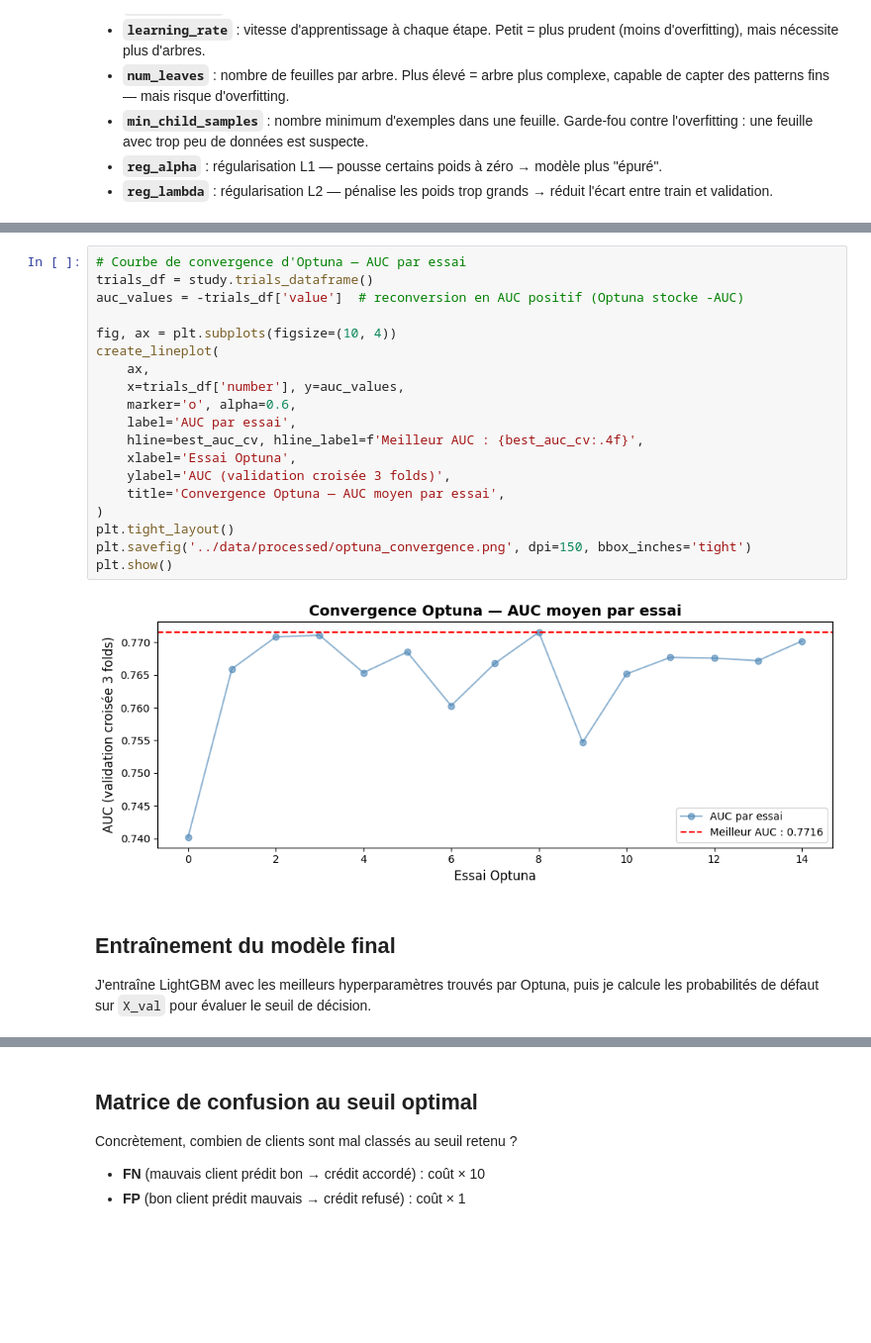
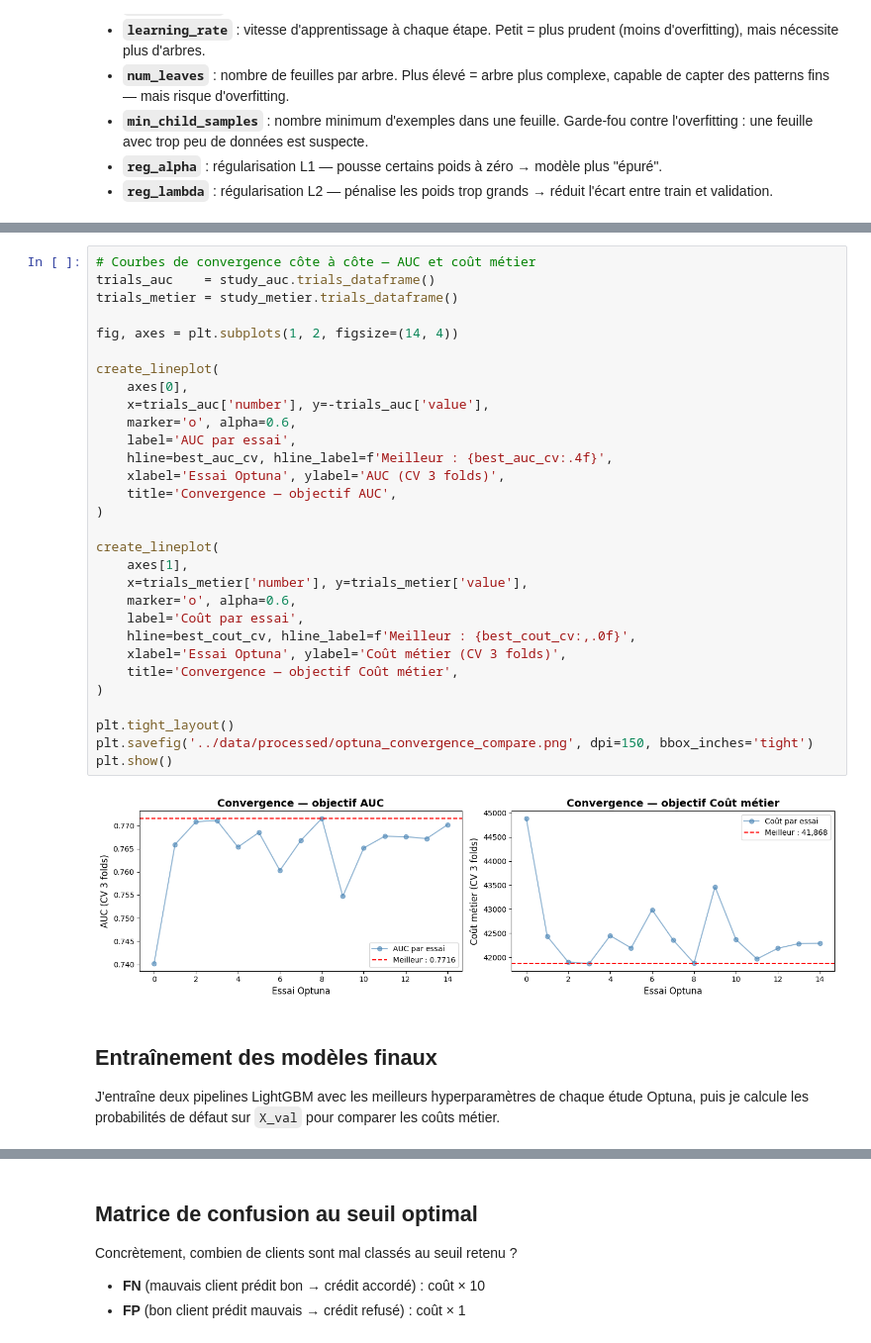
Before and after one commit to RaphaelRIVIERE/credit-scoring-mlops, a Jupyter notebook: notebooks/4_optimization.ipynb, the cells around one changed output, grey strips where cells are left out. Shown at 99% size. Cells and saved outputs as stored; diff of their text form; blank space fills up the shorter version.

```diff
--- a/notebooks/4_optimization.ipynb
+++ b/notebooks/4_optimization.ipynb
@@ -153,28 +200,39 @@ Meilleurs paramètres : {'n_estimators': 400, 'learning_rate': 0.017398074711291
 # %%
-# Courbe de convergence d'Optuna — AUC par essai
-trials_df = study.trials_dataframe()
-auc_values = -trials_df['value']  # reconversion en AUC positif (Optuna stocke -AUC)
+# Courbes de convergence côte à côte — AUC et coût métier
+trials_auc    = study_auc.trials_dataframe()
+trials_metier = study_metier.trials_dataframe()
 
-fig, ax = plt.subplots(figsize=(10, 4))
+fig, axes = plt.subplots(1, 2, figsize=(14, 4))
+
 create_lineplot(
-    ax,
-    x=trials_df['number'], y=auc_values,
+    axes[0],
+    x=trials_auc['number'], y=-trials_auc['value'],
     marker='o', alpha=0.6,
     label='AUC par essai',
-    hline=best_auc_cv, hline_label=f'Meilleur AUC : {best_auc_cv:.4f}',
-    xlabel='Essai Optuna',
-    ylabel='AUC (validation croisée 3 folds)',
-    title='Convergence Optuna — AUC moyen par essai',
+    hline=best_auc_cv, hline_label=f'Meilleur : {best_auc_cv:.4f}',
+    xlabel='Essai Optuna', ylabel='AUC (CV 3 folds)',
+    title='Convergence — objectif AUC',
 )
+
+create_lineplot(
+    axes[1],
+    x=trials_metier['number'], y=trials_metier['value'],
+    marker='o', alpha=0.6,
+    label='Coût par essai',
+    hline=best_cout_cv, hline_label=f'Meilleur : {best_cout_cv:,.0f}',
+    xlabel='Essai Optuna', ylabel='Coût métier (CV 3 folds)',
+    title='Convergence — objectif Coût métier',
+)
+
 plt.tight_layout()
-plt.savefig('../data/processed/optuna_convergence.png', dpi=150, bbox_inches='tight')
+plt.savefig('../data/processed/optuna_convergence_compare.png', dpi=150, bbox_inches='tight')
 plt.show()
 # %% [output]
-[figure, old version]
+[figure, new version]
 # %% [markdown]
-## Entraînement du modèle final
+## Entraînement des modèles finaux
 
-J'entraîne LightGBM avec les meilleurs hyperparamètres trouvés par Optuna, puis
-je calcule les probabilités de défaut sur `X_val` pour évaluer le seuil de
-décision.
+J'entraîne deux pipelines LightGBM avec les meilleurs hyperparamètres de chaque
+étude Optuna, puis je calcule les probabilités de défaut sur `X_val` pour
+comparer les coûts métier.
 # %%
```
Also changed, not shown: parts of 19 cells of this notebook, 2 other files.
